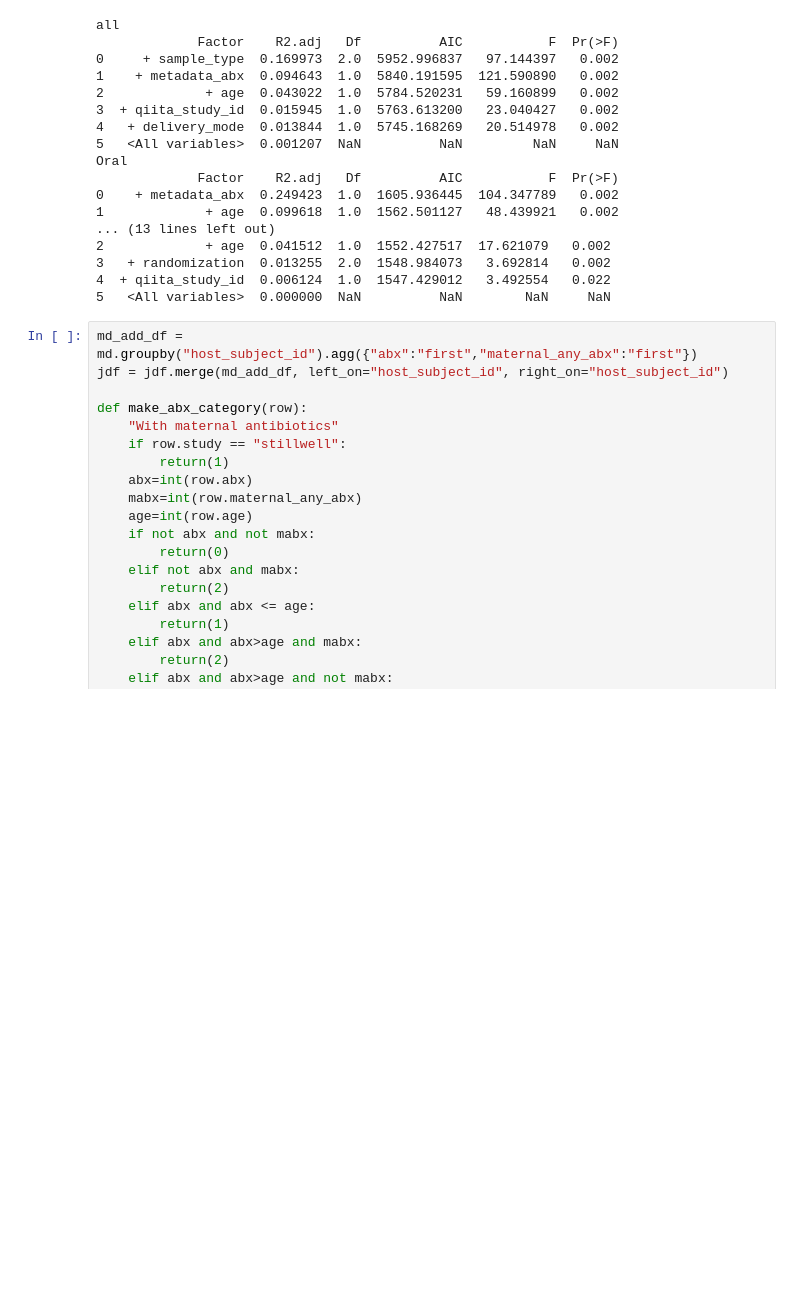
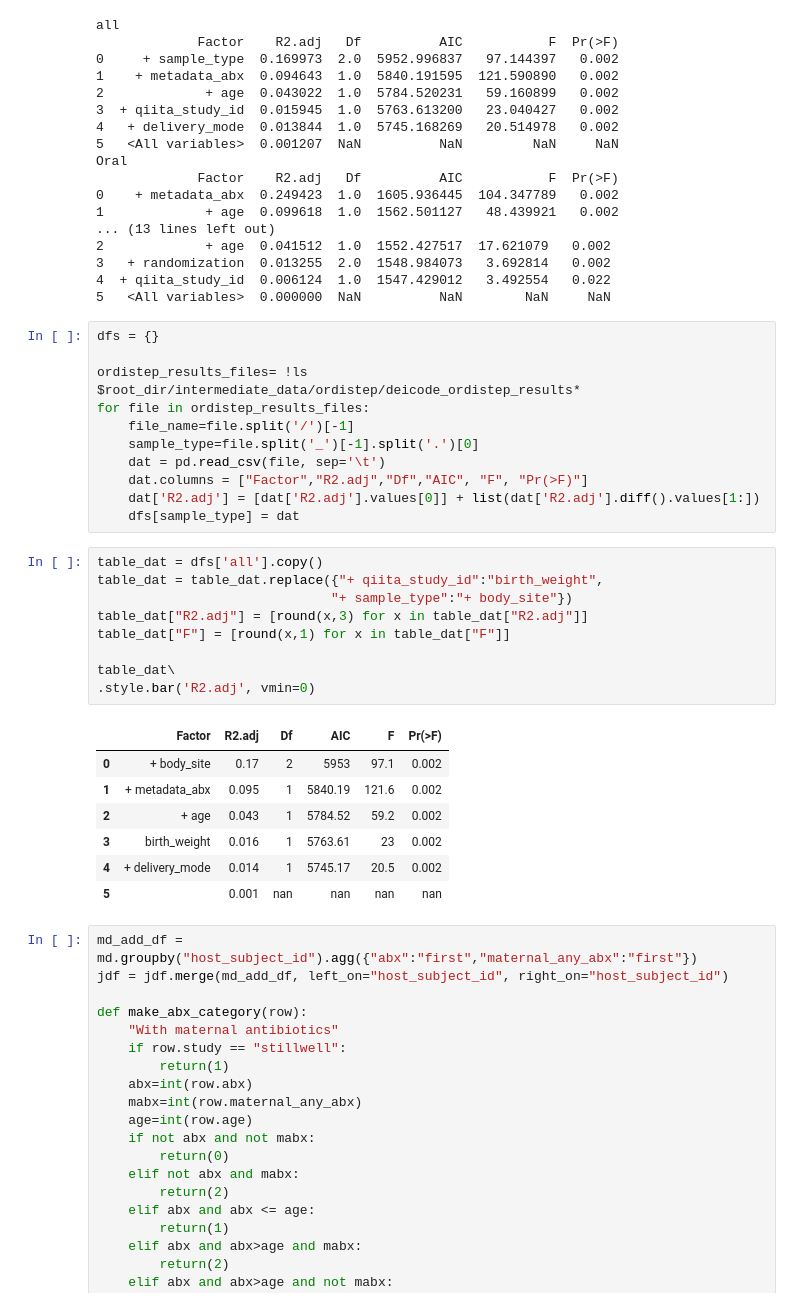
Before and after one commit to ucsd-cmi/preterm_infant, a Jupyter notebook: jupyter_notebooks/Infant_16S_diversity.ipynb, the cells around one changed output. Cells and saved outputs as stored; diff of their text form; blank space fills up the shorter version.

```diff
--- a/jupyter_notebooks/Infant_16S_diversity.ipynb
+++ b/jupyter_notebooks/Infant_16S_diversity.ipynb
@@ -2082,6 +1995,34 @@ Oral
 3   + randomization  0.013255  2.0  1548.984073   3.692814   0.002
 4  + qiita_study_id  0.006124  1.0  1547.429012   3.492554   0.022
 5   <All variables>  0.000000  NaN          NaN        NaN     NaN
+# %%
+dfs = {}
+
+ordistep_results_files= !ls $root_dir/intermediate_data/ordistep/deicode_ordistep_results*
+for file in ordistep_results_files:
+    file_name=file.split('/')[-1]
+    sample_type=file.split('_')[-1].split('.')[0]
+    dat = pd.read_csv(file, sep='\t')
+    dat.columns = ["Factor","R2.adj","Df","AIC", "F", "Pr(>F)"]
+    dat['R2.adj'] = [dat['R2.adj'].values[0]] + list(dat['R2.adj'].diff().values[1:])
+    dfs[sample_type] = dat
+# %%
+table_dat = dfs['all'].copy()
+table_dat = table_dat.replace({"+ qiita_study_id":"birth_weight",
+                              "+ sample_type":"+ body_site"})
+table_dat["R2.adj"] = [round(x,3) for x in table_dat["R2.adj"]]
+table_dat["F"] = [round(x,1) for x in table_dat["F"]]
+
+table_dat\
+.style.bar('R2.adj', vmin=0)
+# %% [output]
+|  | Factor | R2.adj | Df | AIC | F | Pr(>F) |
+| 0 | + body_site | 0.17 | 2 | 5953 | 97.1 | 0.002 |
+| 1 | + metadata_abx | 0.095 | 1 | 5840.19 | 121.6 | 0.002 |
+| 2 | + age | 0.043 | 1 | 5784.52 | 59.2 | 0.002 |
+| 3 | birth_weight | 0.016 | 1 | 5763.61 | 23 | 0.002 |
+| 4 | + delivery_mode | 0.014 | 1 | 5745.17 | 20.5 | 0.002 |
+| 5 |  | 0.001 | nan | nan | nan | nan |
 # %%
 md_add_df = md.groupby("host_subject_id").agg({"abx":"first","maternal_any_abx":"first"})
 jdf = jdf.merge(md_add_df, left_on="host_subject_id", right_on="host_subject_id")
```
Also changed, not shown: parts of 14 cells of this notebook, 15 other files.
